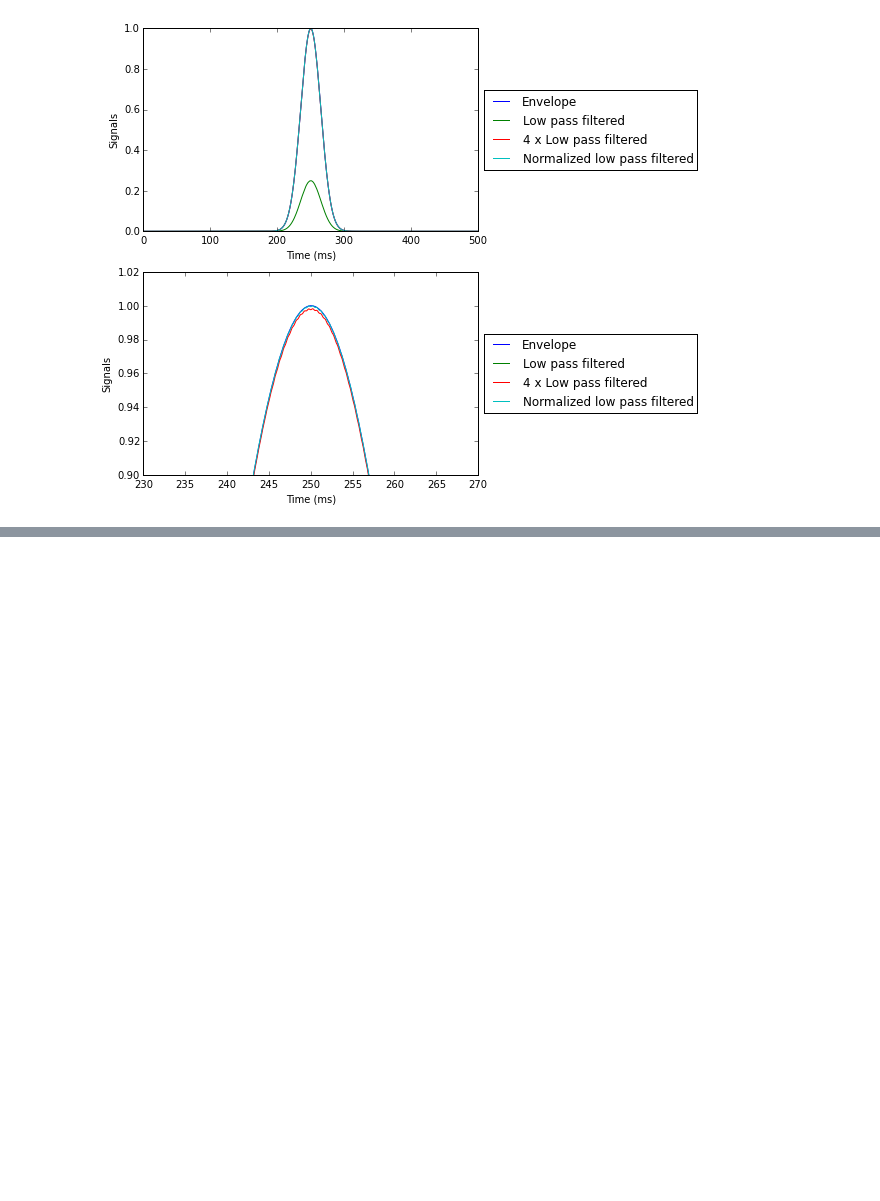
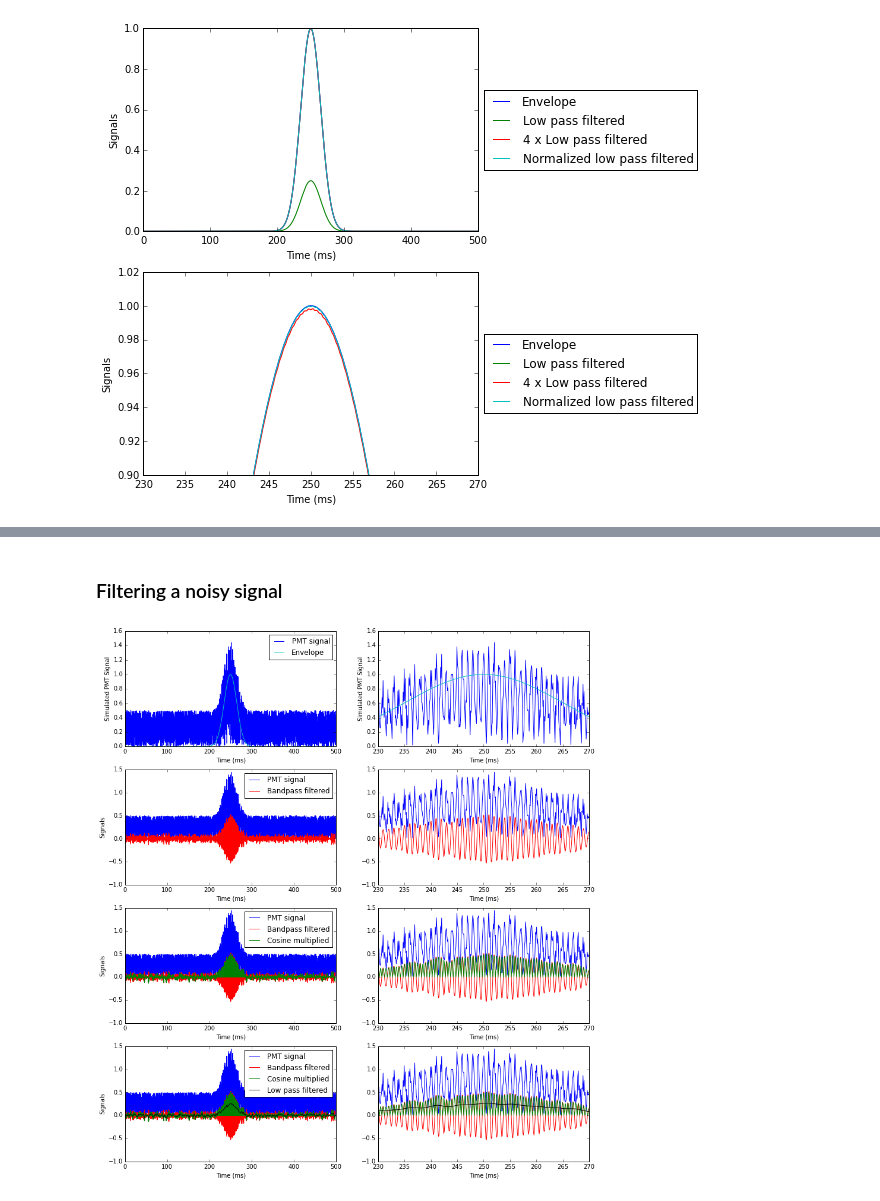
Before and after one commit to naushad-rahman/LIFSrProj_F15, a Jupyter notebook: DSP/digital_filter_explore/150708_apply_filters_to_simulated_data.ipynb, the cells around one changed output, grey strips where cells are left out. Drawn from its saved outputs; the diff is of its cells as text; code cells hidden in the pictures; blank space fills up the shorter version.

Commit message:
add example with noisy data

```diff
--- a/DSP/digital_filter_explore/150708_apply_filters_to_simulated_data.ipynb
+++ b/DSP/digital_filter_explore/150708_apply_filters_to_simulated_data.ipynb
@@ -413,0 +452,78 @@ print(max(modulation), max(test_lp_out))
+# %% [markdown]
+### Filtering a noisy signal
+# %%
+n_total_samples = 5001
+cos_freq = 1000.0
+xlim_min, xlim_max = 0, 500
+xlim2_min, xlim2_max = 230, 270
+time_interrupts_ms = np.linspace(0, n_total_samples*t_inter_us*us_to_ms, num=n_total_samples)
+
+modulation = signal.gaussian(n_total_samples, 5*30.0)
+raised_cos_1kHz = 0.5 * (1.0 + np.cos(2.0*np.pi*cos_freq*(time_interrupts_ms * ms_to_s)))
+noise05 = 0.5*np.random.rand(n_total_samples)
+pmt_signal = raised_cos_1kHz * modulation + noise05
+
+test_bp_out = zero_phase_fir_on_array(pmt_signal, bp_coef_norm)
+test_cos_1kHz = np.cos(2.0*np.pi*cos_freq*(time_interrupts_ms * ms_to_s))
+test_cos_mult = test_bp_out * test_cos_1kHz
+test_lp_out = zero_phase_fir_on_array(test_cos_mult, lp_coef_norm)
+
+fig, ((ax, ax2), (ax3, ax4), (ax5, ax6), (ax7, ax8)) = plt.subplots(4,2, figsize=(14,16))
+
+ax.plot(time_interrupts_ms, pmt_signal, label='PMT signal')
+ax.plot(time_interrupts_ms, modulation, 'c', label='Envelope')
+ax.set_xlim(xlim_min, xlim_max)
+ax.set_xlabel('Time (ms)')
+ax.set_ylabel('Simulated PMT Signal')
+ax.legend()
+
+ax2.plot(time_interrupts_ms, pmt_signal)
+ax2.plot(time_interrupts_ms, modulation, 'c')
+ax2.set_xlim(xlim2_min, xlim2_max)
+ax2.set_xlabel('Time (ms)')
+ax2.set_ylabel('Simulated PMT Signal')
+
+ax3.plot(time_interrupts_ms, pmt_signal, label='PMT signal')
+ax3.plot(time_interrupts_ms, test_bp_out, 'r', label='Bandpass filtered')
+ax3.set_xlim(xlim_min, xlim_max)
+ax3.set_xlabel('Time (ms)')
+ax3.set_ylabel('Signals')
+ax3.legend()
+
+ax4.plot(time_interrupts_ms, pmt_signal)
+ax4.plot(time_interrupts_ms, test_bp_out, 'r')
+ax4.set_xlim(xlim2_min, xlim2_max)
+ax4.set_xlabel('Time (ms)')
+#ax4.set_ylabel('Simulated PMT Signal')
+
+ax5.plot(time_interrupts_ms, pmt_signal, label='PMT signal')
+ax5.plot(time_interrupts_ms, test_bp_out, 'r', label='Bandpass filtered')
+ax5.plot(time_interrupts_ms, test_cos_mult, 'g', label='Cosine multiplied')
+ax5.set_xlim(xlim_min, xlim_max)
+ax5.set_xlabel('Time (ms)')
+ax5.set_ylabel('Signals')
+ax5.legend()
+
+ax6.plot(time_interrupts_ms, pmt_signal, label='PMT signal')
+ax6.plot(time_interrupts_ms, test_bp_out, 'r', label='Bandpass filtered')
+ax6.plot(time_interrupts_ms, test_cos_mult, 'g', label='Cosine multiplied')
+ax6.set_xlim(xlim2_min, xlim2_max)
+ax6.set_xlabel('Time (ms)')
+
+ax7.plot(time_interrupts_ms, pmt_signal, label='PMT signal')
+ax7.plot(time_interrupts_ms, test_bp_out, 'r', label='Bandpass filtered')
+ax7.plot(time_interrupts_ms, test_cos_mult, 'g', label='Cosine multiplied')
+ax7.plot(time_interrupts_ms, test_lp_out, 'k', label='Low pass filtered')
+ax7.set_xlim(xlim_min, xlim_max)
+ax7.set_xlabel('Time (ms)')
+ax7.set_ylabel('Signals')
+ax7.legend()
+
+ax8.plot(time_interrupts_ms, pmt_signal, label='PMT signal')
+ax8.plot(time_interrupts_ms, test_bp_out, 'r', label='Bandpass filtered')
+ax8.plot(time_interrupts_ms, test_cos_mult, 'g', label='Cosine multiplied')
+ax8.plot(time_interrupts_ms, test_lp_out, 'k', label='Low pass filtered')
+ax8.set_xlim(xlim2_min, xlim2_max)
+ax8.set_xlabel('Time (ms)');
+# %% [output]
+[figure, added]
```
Also changed, not shown: parts of 10 cells of this notebook.
